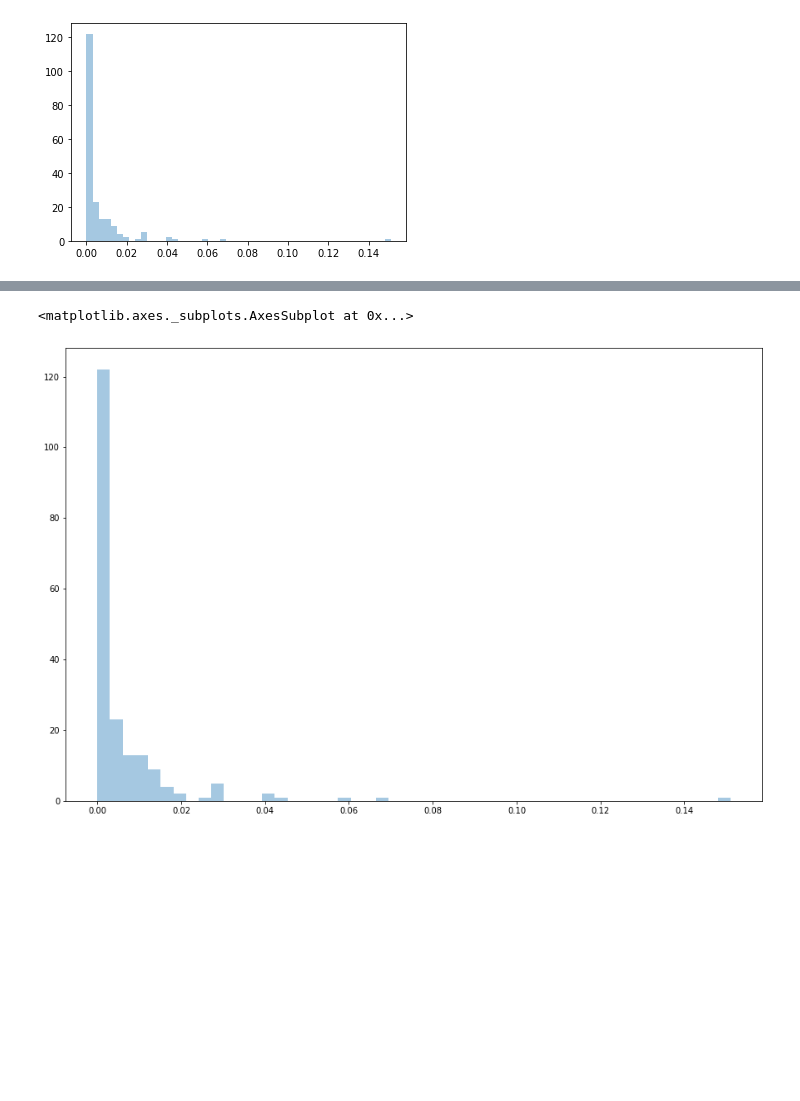
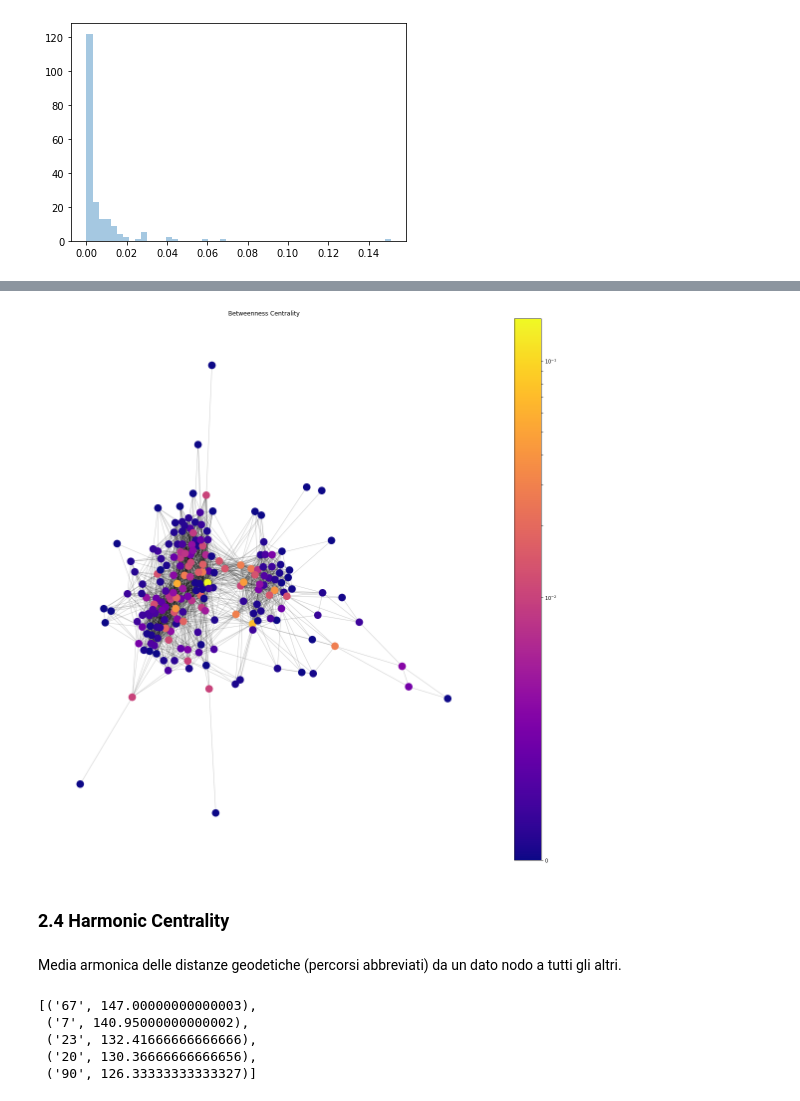
Before and after one commit to Badar97/Progetto_DataScience, a Jupyter notebook: 3-NetworkX/SocialNetworkAnalysis.ipynb, the cells around one changed output, grey strips where cells are left out. Drawn from its saved outputs; the diff is of its cells as text; code cells hidden in the pictures; blank space fills up the shorter version.

```diff
--- a/3-NetworkX/SocialNetworkAnalysis.ipynb
+++ b/3-NetworkX/SocialNetworkAnalysis.ipynb
@@ -135 +187,3 @@ draw(G, pos, closeness, 'Closeness Centrality')
+# %%
+betweenness = nx.betweenness_centrality(G)
 # %%
@@ -173,7 +210,8 @@ draw_net(G, poss, degree, 'Degree Centrality')
-# %%
-bet = nx.betweenness_centrality(G)
-plt.figure(figsize=(15,10))
-sns.distplot(list(bet.values()), kde=False)
-# %% [output]
-<matplotlib.axes._subplots.AxesSubplot at 0x...>
-[figure, removed]
+# %%
+draw(G, pos, betweenness, 'Betweenness Centrality')
+# %% [output]
+[figure, added]
+# %% [markdown]
+### **2.4 Harmonic Centrality**
+# %% [markdown]
+Media armonica delle distanze geodetiche (percorsi abbreviati) da un dato nodo a tutti gli altri.
@@ -179,0 +220,9 @@ sns.distplot(list(bet.values()), kde=False)
+# %%
+ranks = [(k, v) for k, v in sorted(harmonic.items(), key=lambda item: -item[1])]
+ranks[0:5]
+# %% [output]
+[('67', 147.00000000000003),
+ ('7', 140.95000000000002),
+ ('23', 132.41666666666666),
+ ('20', 130.36666666666656),
+ ('90', 126.33333333333327)]
```
Also changed, not shown: parts of 26 cells of this notebook.
